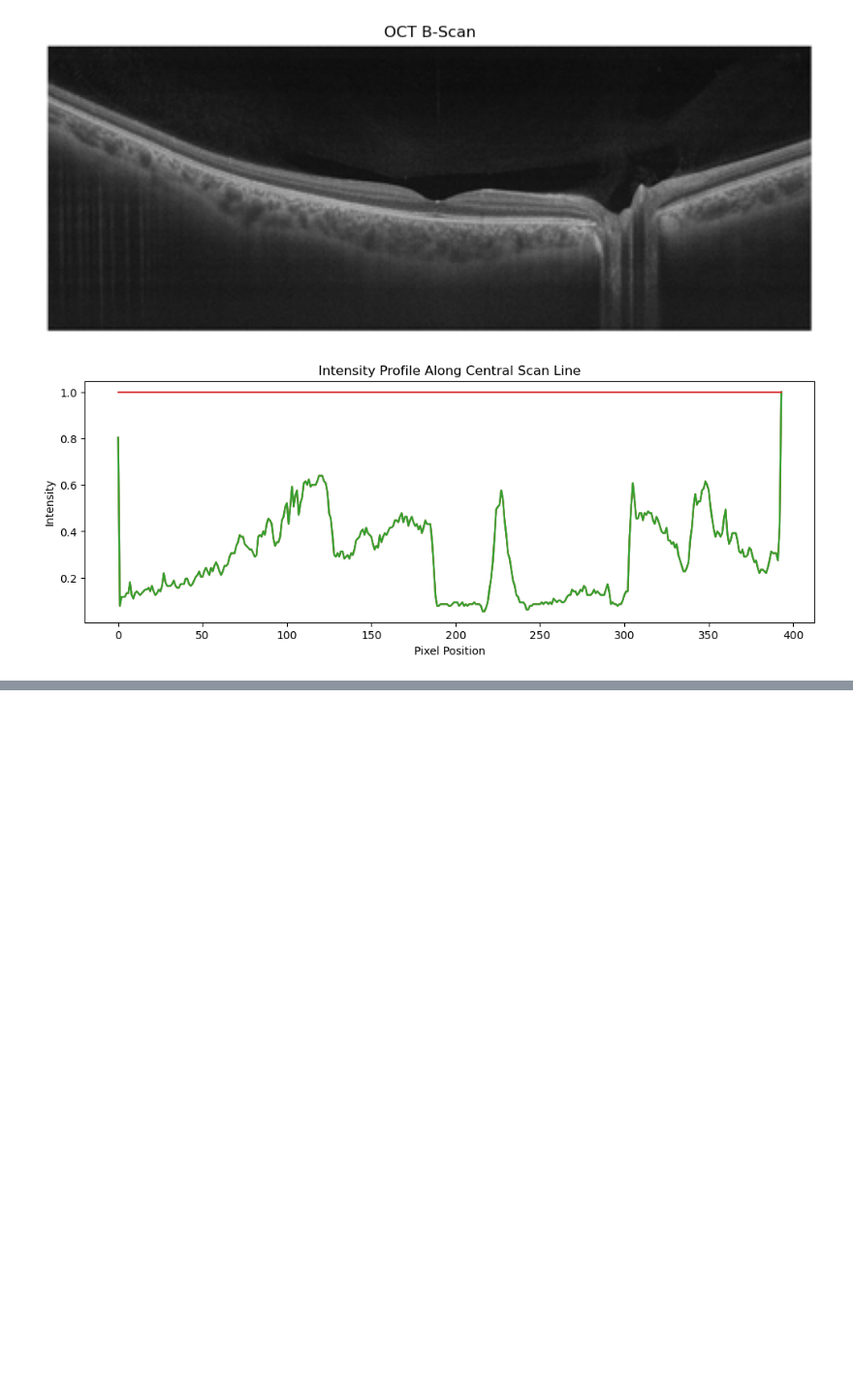
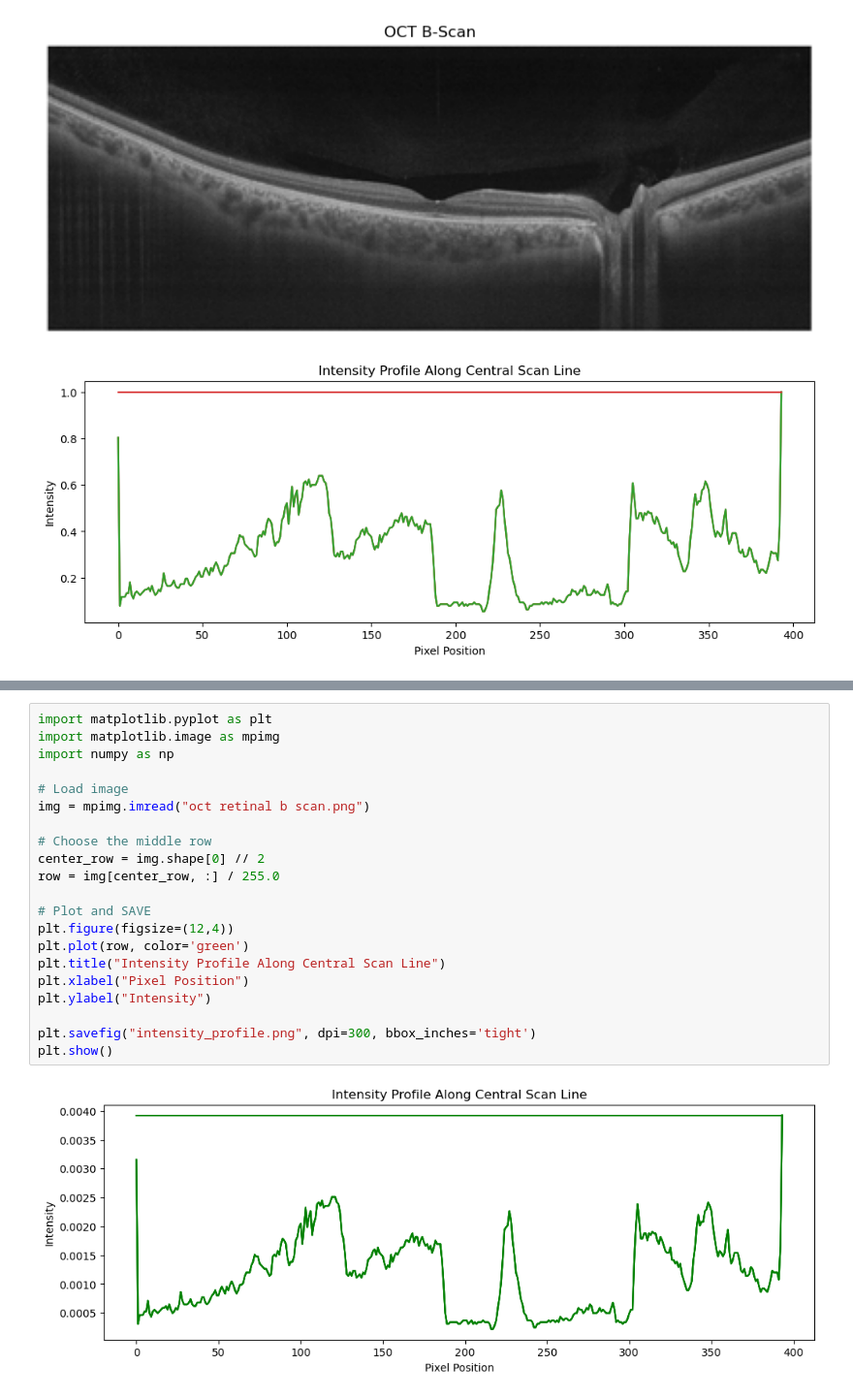
Before and after one commit to Jeevitha-aj-Github/oct-mini-project, a Jupyter notebook: oct_intensity_profile.ipynb, the cells around one changed output, grey strips where cells are left out. Shown at 97% size. Cells and saved outputs as stored; diff of their text form; blank space fills up the shorter version.

```diff
--- a/oct_intensity_profile.ipynb
+++ b/oct_intensity_profile.ipynb
@@ -163,0 +189,23 @@ plt.show()
+# %%
+import matplotlib.pyplot as plt
+import matplotlib.image as mpimg
+import numpy as np
+
+# Load image
+img = mpimg.imread("oct retinal b scan.png")
+
+# Choose the middle row
+center_row = img.shape[0] // 2
+row = img[center_row, :] / 255.0
+
+# Plot and SAVE
+plt.figure(figsize=(12,4))
+plt.plot(row, color='green')
+plt.title("Intensity Profile Along Central Scan Line")
+plt.xlabel("Pixel Position")
+plt.ylabel("Intensity")
+
+plt.savefig("intensity_profile.png", dpi=300, bbox_inches='tight')
+plt.show()
+# %% [output]
+[figure, added]
```
Also changed, not shown: parts of 5 cells of this notebook.
